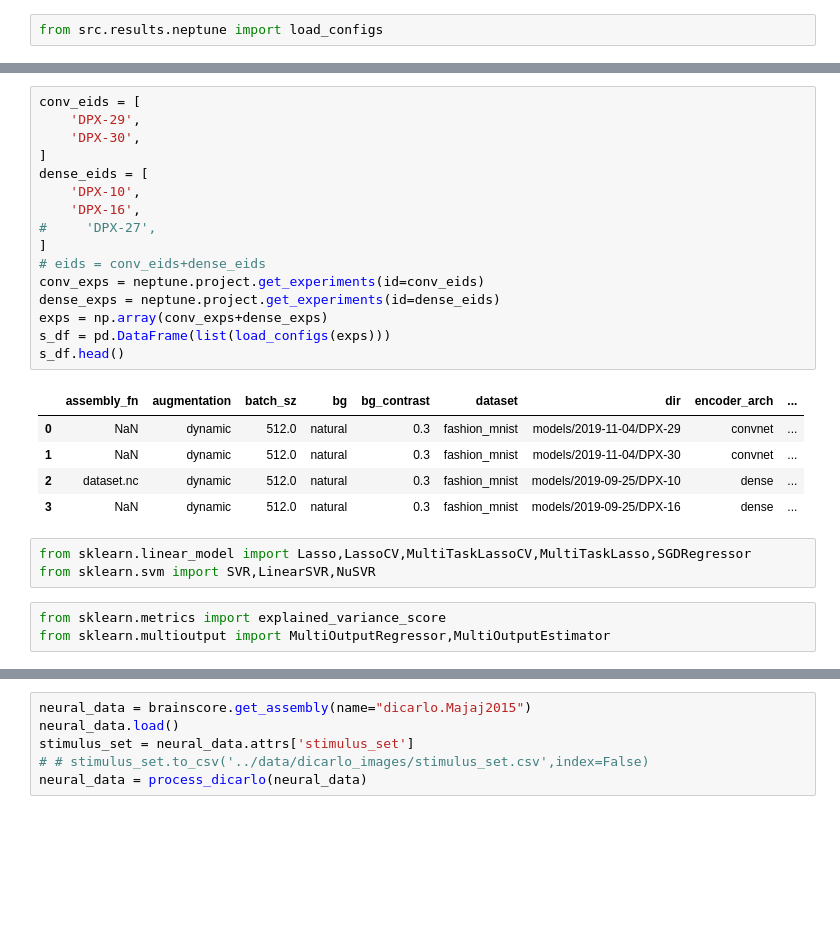
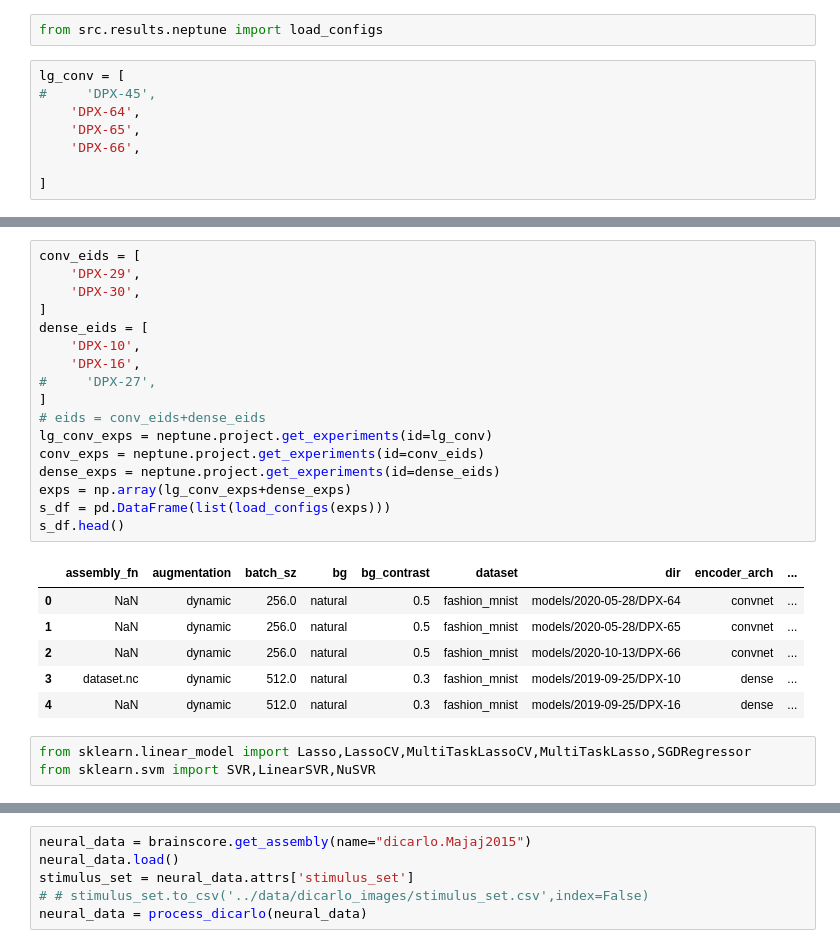
Before and after one commit to elijahc/vae, a Jupyter notebook: notebooks/06.9-CCA.ipynb, the cells around one changed output, grey strips where cells are left out. Drawn from its saved outputs; the diff is of its cells as text; blank space fills up the shorter version.

```diff
--- a/notebooks/06.9-CCA.ipynb
+++ b/notebooks/06.9-CCA.ipynb
@@ -55,3 +56,11 @@ neptune.set_project('elijahc/DuplexAE')
 proj_root = '/home/elijahc/projects/vae'
 # %%
 from src.results.neptune import load_configs
+# %%
+lg_conv = [
+#     'DPX-45',
+    'DPX-64',
+    'DPX-65',
+    'DPX-66',
+
+]
@@ -58,28 +74,27 @@ from src.results.neptune import load_configs
 # %%
 conv_eids = [
     'DPX-29',
     'DPX-30',
 ]
 dense_eids = [
     'DPX-10',
     'DPX-16',
 #     'DPX-27',
 ]
 # eids = conv_eids+dense_eids
+lg_conv_exps = neptune.project.get_experiments(id=lg_conv)
 conv_exps = neptune.project.get_experiments(id=conv_eids)
 dense_exps = neptune.project.get_experiments(id=dense_eids)
-exps = np.array(conv_exps+dense_exps)
+exps = np.array(lg_conv_exps+dense_exps)
 s_df = pd.DataFrame(list(load_configs(exps)))
 s_df.head()
 # %% [output]
 |  | assembly_fn | augmentation | batch_sz | bg | bg_contrast | dataset | dir | encoder_arch | ... |
-| 0 | NaN | dynamic | 512.0 | natural | 0.3 | fashion_mnist | models/2019-11-04/DPX-29 | convnet | ... |
-| 1 | NaN | dynamic | 512.0 | natural | 0.3 | fashion_mnist | models/2019-11-04/DPX-30 | convnet | ... |
-| 2 | dataset.nc | dynamic | 512.0 | natural | 0.3 | fashion_mnist | models/2019-09-25/DPX-10 | dense | ... |
-| 3 | NaN | dynamic | 512.0 | natural | 0.3 | fashion_mnist | models/2019-09-25/DPX-16 | dense | ... |
+| 0 | NaN | dynamic | 256.0 | natural | 0.5 | fashion_mnist | models/2020-05-28/DPX-64 | convnet | ... |
+| 1 | NaN | dynamic | 256.0 | natural | 0.5 | fashion_mnist | models/2020-05-28/DPX-65 | convnet | ... |
+| 2 | NaN | dynamic | 256.0 | natural | 0.5 | fashion_mnist | models/2020-10-13/DPX-66 | convnet | ... |
+| 3 | dataset.nc | dynamic | 512.0 | natural | 0.3 | fashion_mnist | models/2019-09-25/DPX-10 | dense | ... |
+| 4 | NaN | dynamic | 512.0 | natural | 0.3 | fashion_mnist | models/2019-09-25/DPX-16 | dense | ... |
 # %%
 from sklearn.linear_model import Lasso,LassoCV,MultiTaskLassoCV,MultiTaskLasso,SGDRegressor
 from sklearn.svm import SVR,LinearSVR,NuSVR
-# %%
-from sklearn.metrics import explained_variance_score
-from sklearn.multioutput import MultiOutputRegressor,MultiOutputEstimator
```
Also changed, not shown: parts of 55 cells of this notebook, 46 other files.
